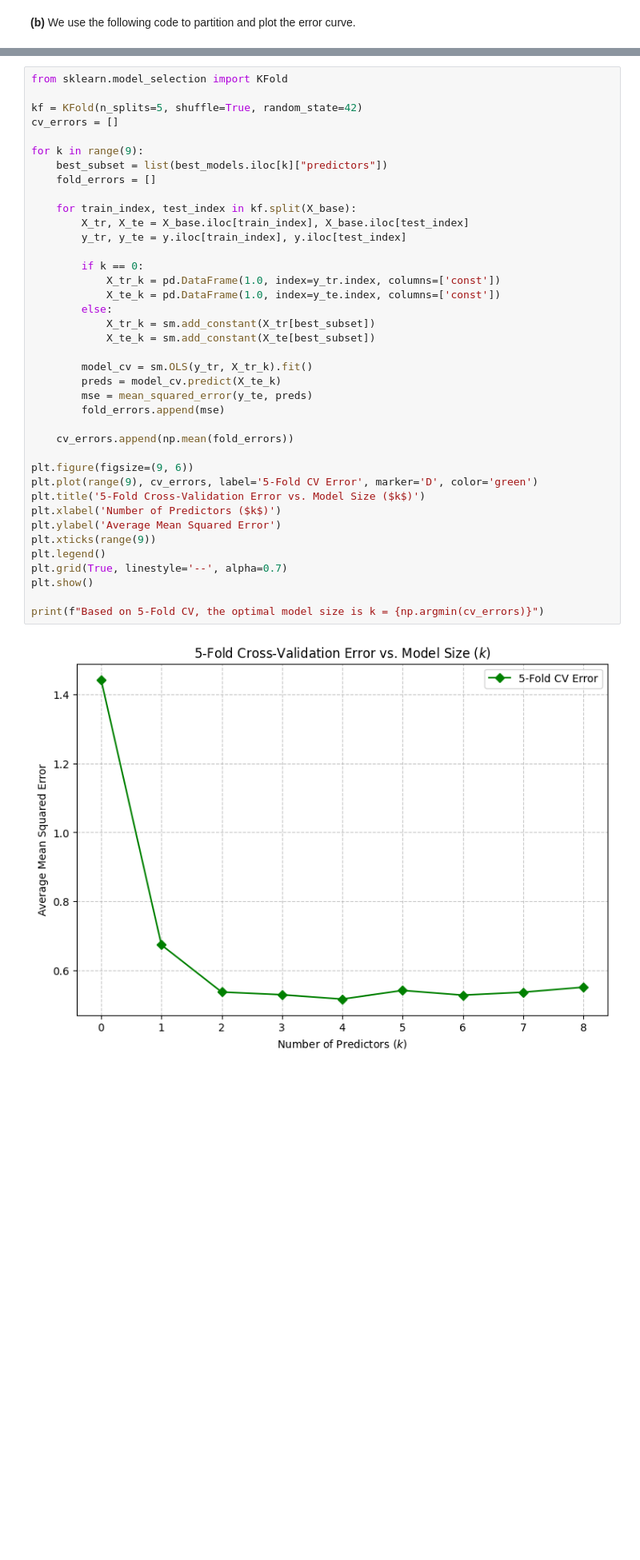
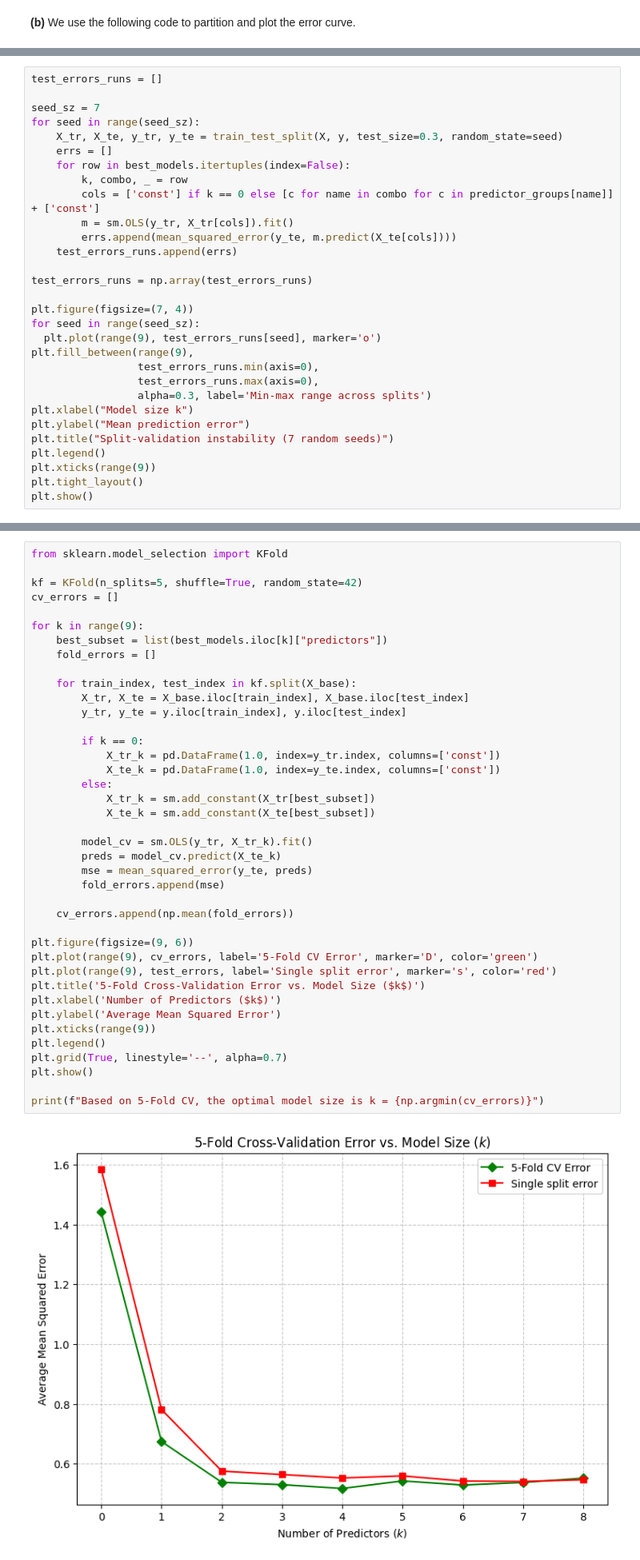
Before and after one commit to Mot101/ISLA_TP, a Jupyter notebook: TP1/TP1_report.ipynb, the cells around one changed output, grey strips where cells are left out. Shown at 80% size. Cells and saved outputs as stored; diff of their text form; blank space fills up the shorter version.

```diff
--- a/TP1/TP1_report.ipynb
+++ b/TP1/TP1_report.ipynb
@@ -568,0 +610,30 @@ The main limitation of a single split-validation, especially on small datasets l
+# %%
+test_errors_runs = []
+
+seed_sz = 7
+for seed in range(seed_sz):
+    X_tr, X_te, y_tr, y_te = train_test_split(X, y, test_size=0.3, random_state=seed)
+    errs = []
+    for row in best_models.itertuples(index=False):
+        k, combo, _ = row
+        cols = ['const'] if k == 0 else [c for name in combo for c in predictor_groups[name]] + ['const']
+        m = sm.OLS(y_tr, X_tr[cols]).fit()
+        errs.append(mean_squared_error(y_te, m.predict(X_te[cols])))
+    test_errors_runs.append(errs)
+
+test_errors_runs = np.array(test_errors_runs)
+
+plt.figure(figsize=(7, 4))
+for seed in range(seed_sz):
+  plt.plot(range(9), test_errors_runs[seed], marker='o')
+plt.fill_between(range(9),
+                 test_errors_runs.min(axis=0),
+                 test_errors_runs.max(axis=0),
+                 alpha=0.3, label='Min-max range across splits')
+plt.xlabel("Model size k")
+plt.ylabel("Mean prediction error")
+plt.title("Split-validation instability (7 random seeds)")
+plt.legend()
+plt.xticks(range(9))
+plt.tight_layout()
+plt.show()
@@ -579,34 +654,35 @@ for k in range(9):
     for train_index, test_index in kf.split(X_base):
         X_tr, X_te = X_base.iloc[train_index], X_base.iloc[test_index]
         y_tr, y_te = y.iloc[train_index], y.iloc[test_index]
 
         if k == 0:
             X_tr_k = pd.DataFrame(1.0, index=y_tr.index, columns=['const'])
             X_te_k = pd.DataFrame(1.0, index=y_te.index, columns=['const'])
         else:
             X_tr_k = sm.add_constant(X_tr[best_subset])
             X_te_k = sm.add_constant(X_te[best_subset])
 
         model_cv = sm.OLS(y_tr, X_tr_k).fit()
         preds = model_cv.predict(X_te_k)
         mse = mean_squared_error(y_te, preds)
         fold_errors.append(mse)
 
     cv_errors.append(np.mean(fold_errors))
 
 plt.figure(figsize=(9, 6))
 plt.plot(range(9), cv_errors, label='5-Fold CV Error', marker='D', color='green')
+plt.plot(range(9), test_errors, label='Single split error', marker='s', color='red')
 plt.title('5-Fold Cross-Validation Error vs. Model Size ($k$)')
 plt.xlabel('Number of Predictors ($k$)')
 plt.ylabel('Average Mean Squared Error')
 plt.xticks(range(9))
 plt.legend()
 plt.grid(True, linestyle='--', alpha=0.7)
 plt.show()
 
 print(f"Based on 5-Fold CV, the optimal model size is k = {np.argmin(cv_errors)}")
 # %% [output]
-[figure, old version]
+[figure, new version]
 Based on 5-Fold CV, the optimal model size is k = 4
 # %% [markdown]
 ## Exercise5: Conclusion
```
Also changed, not shown: parts of 9 cells of this notebook.
